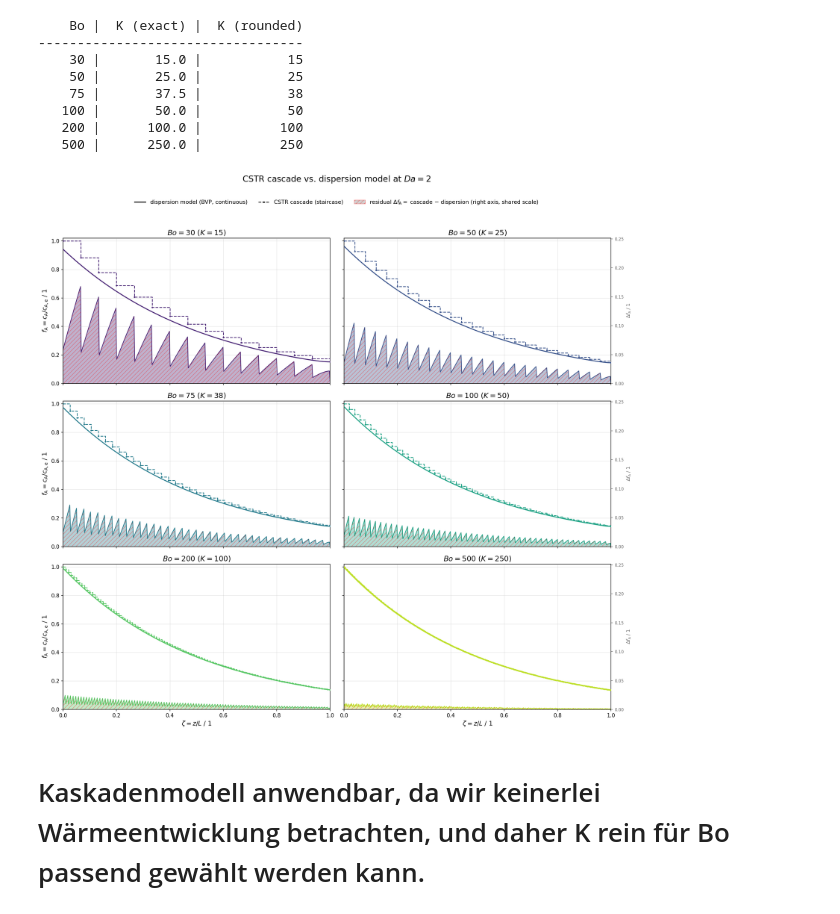
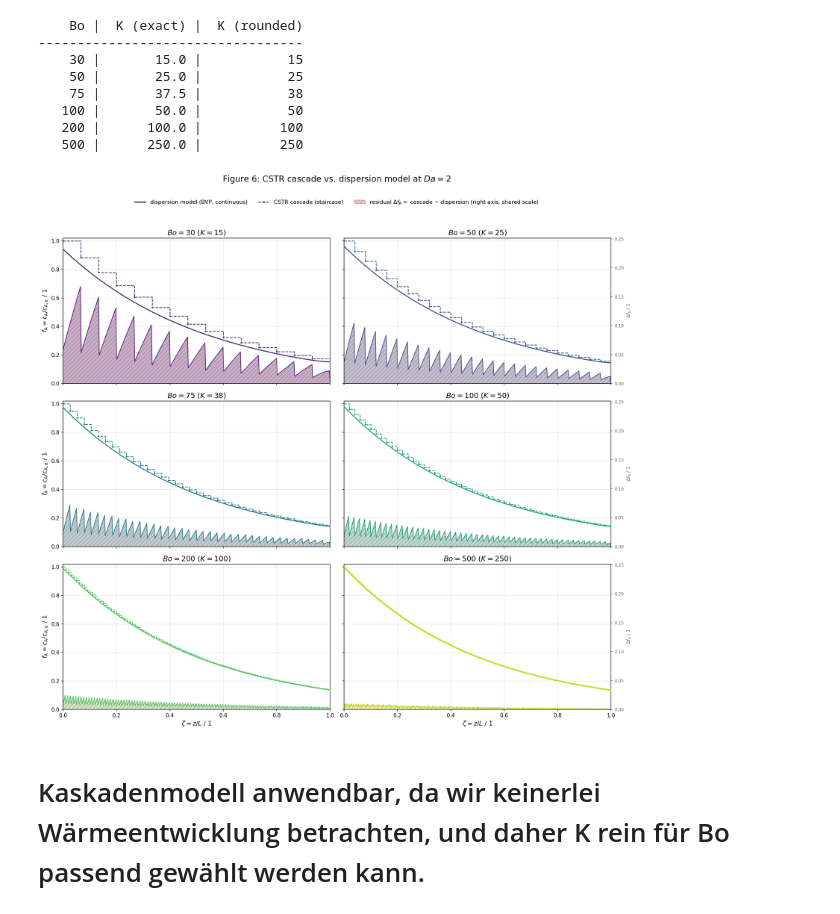
Before and after one commit to PeterSchoenung/CRE3-Assignment-4, a Jupyter notebook: CRE3_Assignment_4_26_Group_2.ipynb, the cells around one changed output. Saved outputs shown, nothing was run; the diff lists cells and outputs as text; code cells hidden in the pictures.

```diff
--- a/CRE3_Assignment_4_26_Group_2.ipynb
+++ b/CRE3_Assignment_4_26_Group_2.ipynb
@@ -889,36 +962,36 @@ for idx, (ax, Bo_i, K_i, c) in enumerate(zip(axes_flat, Bo_cascade, K_int_cascad
     else:                                               # inner plots: no numbers, no tick marks
         ax2.tick_params(axis="y", labelright=False, length=0)
 
     ax.set_zorder(2); ax2.set_zorder(1); ax.patch.set_visible(False)
     ax.set_title(rf"$Bo = {Bo_i:g}$ ($K = {K_i:d}$)", fontsize=14)
     ax.set_xlim(0, 1)
     ax.set_ylim(0, 1.02)
     ax.grid(True, lw=grid_lw, alpha=grid_alpha, zorder=0)
 
 for a in axes[-1, :]:
     a.set_xlabel(r"$\zeta = z/L$ / 1", fontsize=12)      # only bottom row
 for a in axes[:, 0]:
     a.set_ylabel(r"$f_\mathrm{A} = c_\mathrm{A}/c_\mathrm{A,e}$ / 1", fontsize=12)   # only left column
 
 # --- single shared legend, outside the subplot grid ---
 style_handles = [
     Line2D([0], [0], color="black", lw=lw_disp, ls="-",
            label="dispersion model (BVP, continuous)"),
     Line2D([0], [0], color="black", lw=lw_casc, ls="--", marker="o", ms=ms_casc,
            label="CSTR cascade (staircase)"),
     Patch(facecolor="gray", alpha=fill_alpha, hatch=hatch_pattern, edgecolor=hatch_color,
           label=r"residual $\Delta f_\mathrm{A} =$ cascade $-$ dispersion (right axis, shared scale)"),
 ]
-fig.suptitle(rf"CSTR cascade vs. dispersion model at $Da = {Da:.0f}$", fontsize=16, y=0.99)
+fig.suptitle(rf"Figure 6: CSTR cascade vs. dispersion model at $Da = {Da:.0f}$", fontsize=16, y=0.99)
 fig.legend(handles=style_handles, loc="upper center", bbox_to_anchor=(0.5, 0.955),
            ncol=3, fontsize=10.5, frameon=False)
 
 fig.tight_layout(rect=[0, 0, 1, 0.93])
-fig.savefig("Figure 5: CSTR cascade vs. dispersion model.png", dpi=fig_dpi, bbox_inches="tight")
+fig.savefig("CSTR cascade vs. dispersion model.png", dpi=fig_dpi, bbox_inches="tight")
 
 plt.show()
 # %% [output]
-[figure, old version]
+[figure, new version]
 # %% [markdown]
 # Kaskadenmodell anwendbar, da wir keinerlei Wärmeentwicklung betrachten, und daher K rein für Bo passend gewählt werden kann.
 # %% [markdown]
```
Also changed, not shown: parts of 5 cells of this notebook, 3 other files.
